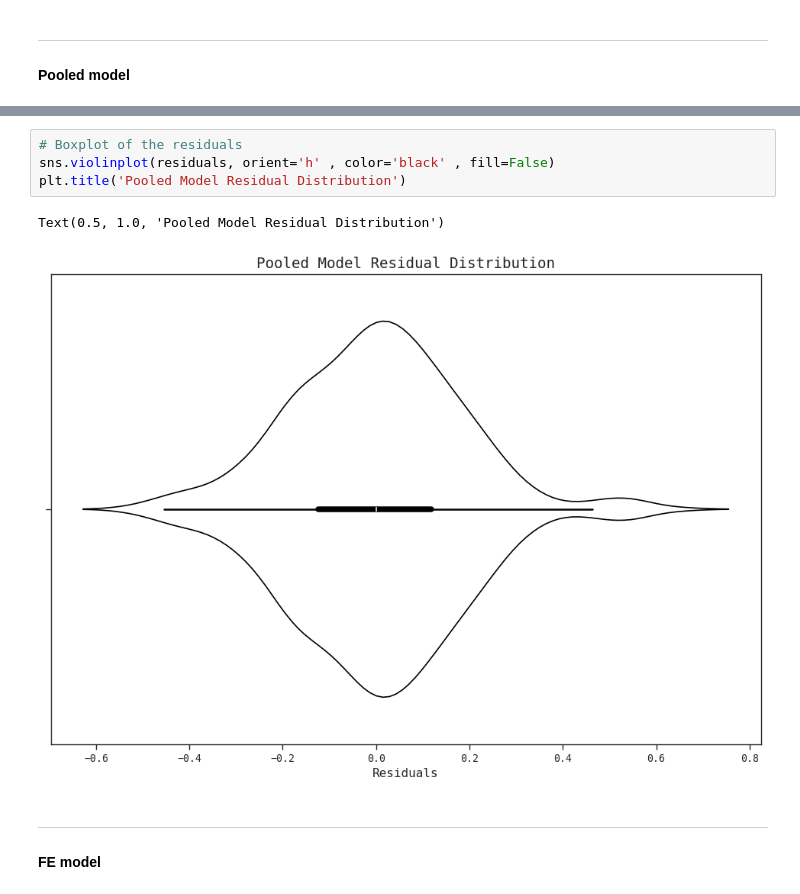
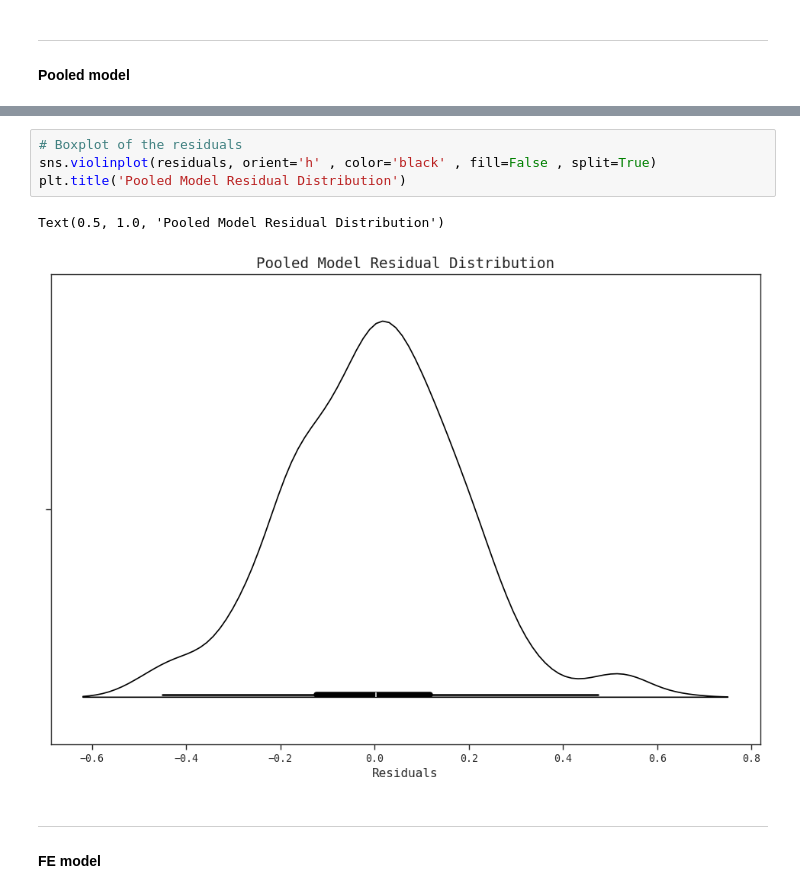
Before and after one commit to Cosroe/Bachelor_Thesis, a Jupyter notebook: Data & Code/Code/Notebook_thesis_Python.ipynb, the cells around one changed output, grey strips where cells are left out. Saved outputs shown, nothing was run; the diff lists cells and outputs as text.

```diff
--- a/Data & Code/Code/Notebook_thesis_Python.ipynb
+++ b/Data & Code/Code/Notebook_thesis_Python.ipynb
@@ -703,10 +732,10 @@ Text(0.5, 1.0, 'Pooled Model QQ Plot')
 # %%
 # Boxplot of the residuals
-sns.violinplot(residuals, orient='h' , color='black' , fill=False)
+sns.violinplot(residuals, orient='h' , color='black' , fill=False , split=True)
 plt.title('Pooled Model Residual Distribution')
 # %% [output]
 Text(0.5, 1.0, 'Pooled Model Residual Distribution')
-[figure, old version]
+[figure, new version]
 # %% [markdown]
 ---
 #### FE model
```
Also changed, not shown: parts of 22 cells of this notebook, 10 other files.
